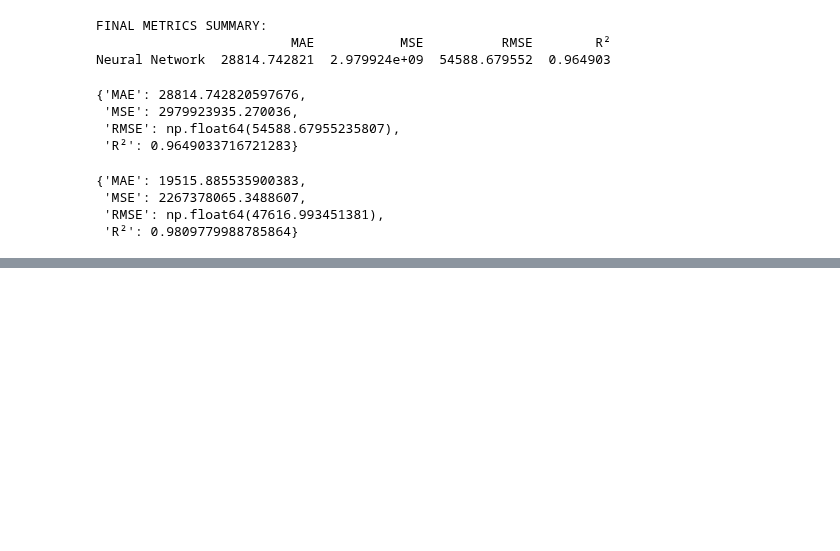
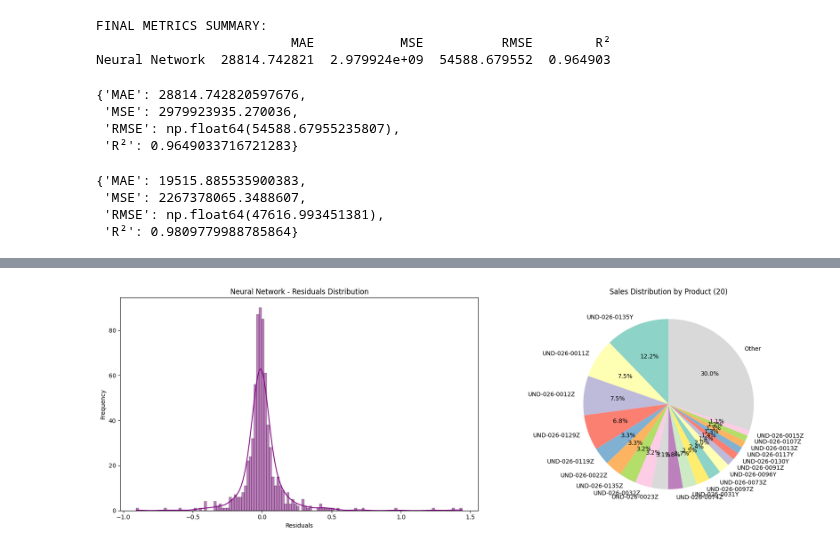
Before and after one commit to mwilko/SCM-Predictive-Analytics, a Jupyter notebook: notebooks/neural_network/cust_stock_forecast_nn.ipynb, the cells around one changed output, grey strips where cells are left out. Drawn from its saved outputs; the diff is of its cells as text; code cells hidden in the pictures; blank space fills up the shorter version.

```diff
--- a/notebooks/neural_network/cust_stock_forecast_nn.ipynb
+++ b/notebooks/neural_network/cust_stock_forecast_nn.ipynb
@@ -307 +305,14 @@ NameError: name 'customer_total' is not defined
+# %%
+import matplotlib.pyplot as plt
+import matplotlib.dates as mdates
+import seaborn as sns
+
+# Ensure the plot dates are in datetime format
+plot_dates = df.loc[X_val.index, 'DetailedOrderDate']  # FIXED: Used X_val.index instead of y_val.index
+if not pd.api.types.is_datetime64_any_dtype(plot_dates):
+    plot_dates = pd.to_datetime(plot_dates)
+
+# Get model predictions
+y_train_pred = mlp_pipeline.predict(X_train)
+y_val_pred = mlp_pipeline.predict(X_val)
 # %%
@@ -380,0 +367,30 @@ NameError: name 'total_y_val' is not defined
+# %%
+# Create subplots (1 row, 2 columns: one for line plot, one for residual plot)
+fig, axes = plt.subplots(nrows=1, ncols=2, figsize=(18, 6))
+fig.subplots_adjust(hspace=0.4, wspace=0.3)
+
+# Histogram of Residuals
+sns.histplot(residuals, kde=True, color='purple', ax=axes[0])
+axes[0].set_title('Neural Network - Residuals Distribution', fontsize=12)
+axes[0].set_xlabel('Residuals')
+axes[0].set_ylabel('Frequency')
+
+# Pie Chart of Product Order Quantity (Top {number} + Other)
+product_sales = df.groupby('ProductNumber')['OrderQuantity'].sum()  # Group by product and sum order quantities
+
+# Get the top 20 products by sales
+top_products = product_sales.nlargest(20)
+
+# Group the remaining products as 'Other'
+other_sales = product_sales.drop(top_products.index).sum()
+top_products['Other'] = other_sales
+
+# Plot the pie chart
+top_products.plot(kind='pie', ax=axes[1], autopct='%1.1f%%', startangle=90, colors=sns.color_palette('Set3', len(top_products)))
+axes[1].set_title(f'Sales Distribution by Product ({len(top_products) - 1})', fontsize=12)
+axes[1].set_ylabel('')  # Hide the y-label for the pie chart
+
+plt.tight_layout()
+plt.show()
+# %% [output]
+[figure, added]
```
Also changed, not shown: parts of 4 cells of this notebook, 2 other files.
